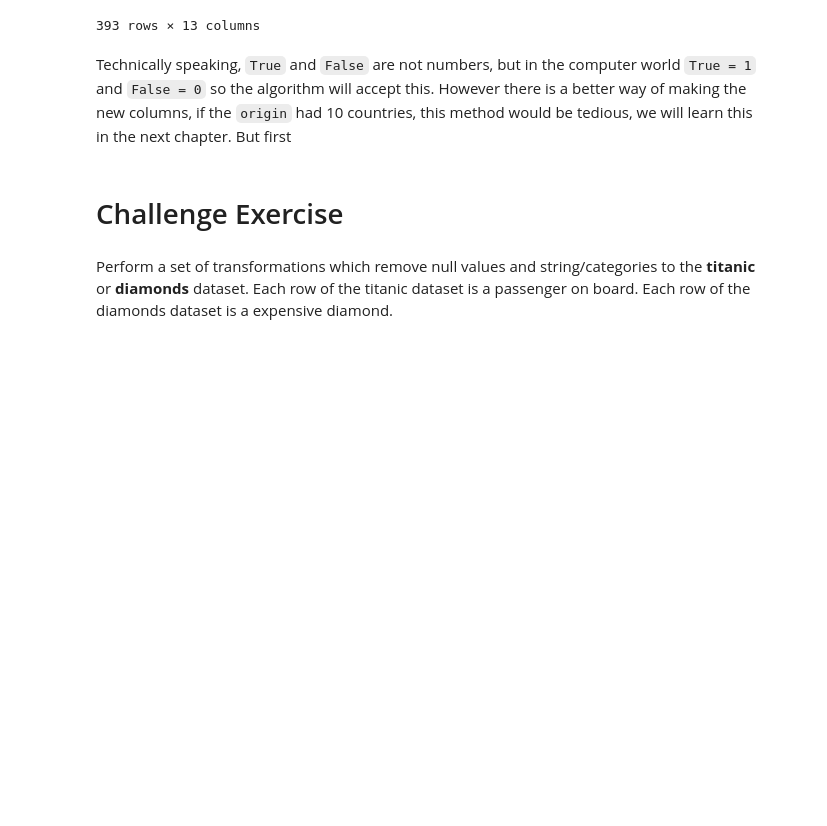
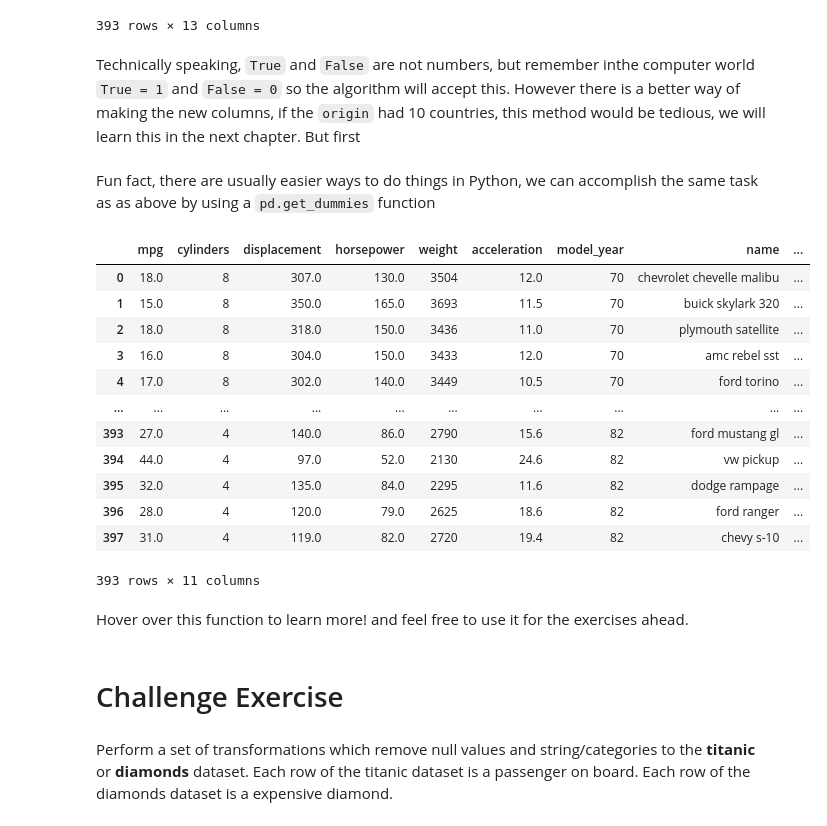
Before and after one commit to jlirms/AIandtheWorld-Lectures, a Jupyter notebook: MOD2_Transformation.ipynb, the cells around one changed output. Saved outputs shown, nothing was run; the diff lists cells and outputs as text; code cells hidden in the pictures; blank space fills up the shorter version.

```diff
--- a/MOD2_Transformation.ipynb
+++ b/MOD2_Transformation.ipynb
@@ -213,2 +227,0 @@ For the challenge exercise we'll use this new dataframe `df_carsindex` I've just
-# %%
-df_carsindex = df_in.set_index(keys = 'name')
@@ -381,2 +369,0 @@ A very common one is to change the index, currently the default of integers whic
-# %%
-df_namesindex = df_in.set_index(keys = 'name')
@@ -727,7 +718,27 @@ df_input
 | 397 | 31.0 | 4 | 119.0 | 82.0 | 2720 | 19.4 | 82 | usa | chevy s-10 | ... |
 393 rows × 13 columns
 # %% [markdown]
-Technically speaking, `True` and `False` are not numbers, but in the computer world `True = 1` and `False = 0` so the algorithm will accept this. However there is a better way of making the new columns, if the `origin` had 10 countries, this method would be tedious, we will learn this in the next chapter. But first
+Technically speaking, `True` and `False` are not numbers, but remember inthe computer world `True = 1` and `False = 0` so the algorithm will accept this. However there is a better way of making the new columns, if the `origin` had 10 countries, this method would be tedious, we will learn this in the next chapter. But first
+# %% [markdown]
+Fun fact, there are usually easier ways to do things in Python, we can accomplish the same task as as above by using a `pd.get_dummies` function
+# %%
+pd.get_dummies(df_nonull, columns = ['origin'])
+# %% [output]
+|  | mpg | cylinders | displacement | horsepower | weight | acceleration | model_year | name | ... |
+| 0 | 18.0 | 8 | 307.0 | 130.0 | 3504 | 12.0 | 70 | chevrolet chevelle malibu | ... |
+| 1 | 15.0 | 8 | 350.0 | 165.0 | 3693 | 11.5 | 70 | buick skylark 320 | ... |
+| 2 | 18.0 | 8 | 318.0 | 150.0 | 3436 | 11.0 | 70 | plymouth satellite | ... |
+| 3 | 16.0 | 8 | 304.0 | 150.0 | 3433 | 12.0 | 70 | amc rebel sst | ... |
+| 4 | 17.0 | 8 | 302.0 | 140.0 | 3449 | 10.5 | 70 | ford torino | ... |
+| ... | ... | ... | ... | ... | ... | ... | ... | ... | ... |
+| 393 | 27.0 | 4 | 140.0 | 86.0 | 2790 | 15.6 | 82 | ford mustang gl | ... |
+| 394 | 44.0 | 4 | 97.0 | 52.0 | 2130 | 24.6 | 82 | vw pickup | ... |
+| 395 | 32.0 | 4 | 135.0 | 84.0 | 2295 | 11.6 | 82 | dodge rampage | ... |
+| 396 | 28.0 | 4 | 120.0 | 79.0 | 2625 | 18.6 | 82 | ford ranger | ... |
+| 397 | 31.0 | 4 | 119.0 | 82.0 | 2720 | 19.4 | 82 | chevy s-10 | ... |
+393 rows × 11 columns
+# %% [markdown]
+Hover over this function to learn more! and feel free to use it for the exercises ahead.
 # %%
 ## MANDATORY EXERCISE: Make a new column of weight times acceleration (if you took physics, this may be familiar)
 ## Using df_input
```
Also changed, not shown: parts of 36 cells of this notebook.
